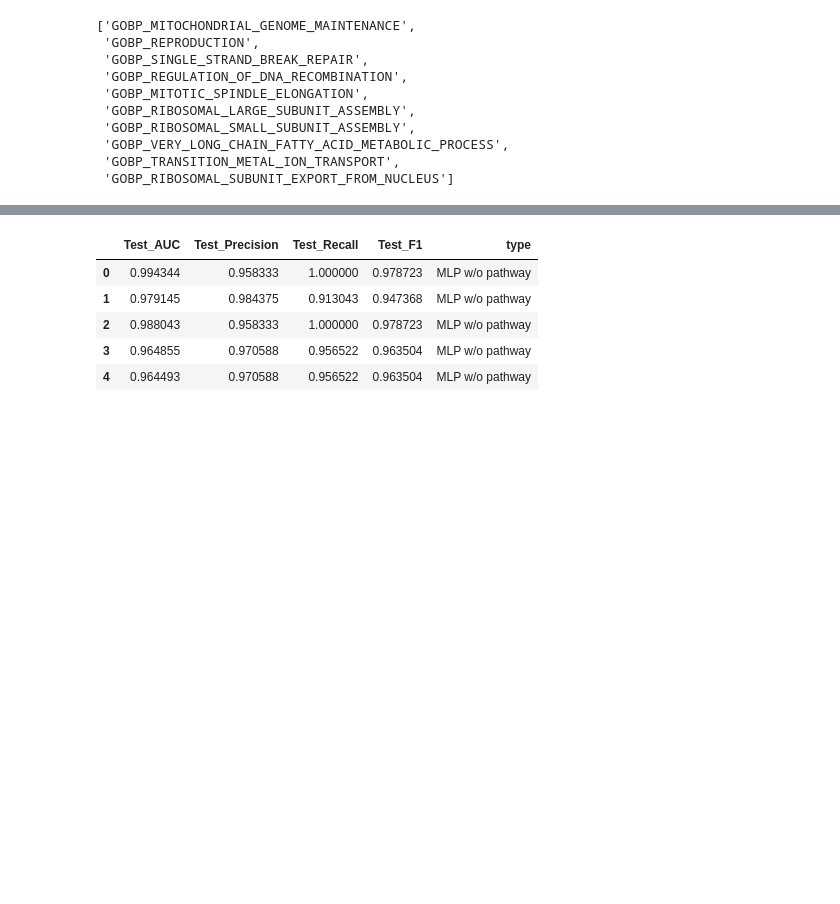
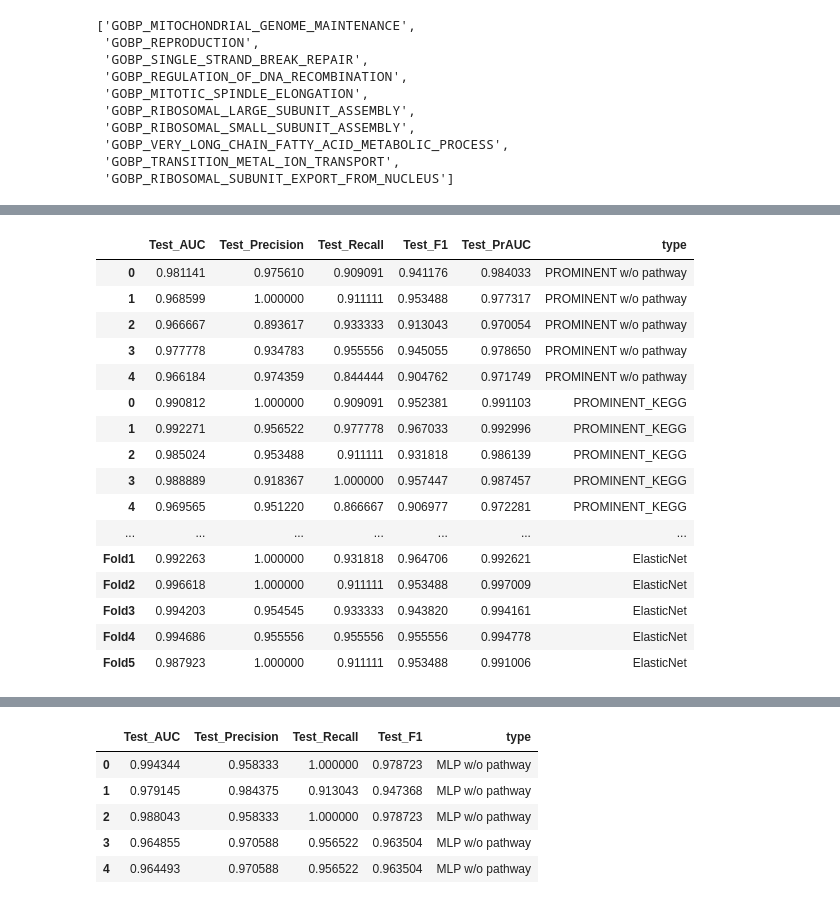
Before and after one commit to cloudmacchiato/dlmethylation, a Jupyter notebook: method/visualization.ipynb, the cells around one changed output, grey strips where cells are left out. Cells and saved outputs as stored; diff of their text form; code cells hidden in the pictures; blank space fills up the shorter version.

```diff
--- a/method/visualization.ipynb
+++ b/method/visualization.ipynb
@@ -157,0 +176,21 @@ result_ELnet['type'] = 'ELnet'
+# %%
+df = pd.concat([result.iloc[:,-6:],result0.iloc[:,-6:],result1.iloc[:,-6:],result2.iloc[:,-6:],result3.iloc[:,-6:]],axis=0)
+df
+# %% [output]
+|  | Test_AUC | Test_Precision | Test_Recall | Test_F1 | Test_PrAUC | type |
+| 0 | 0.981141 | 0.975610 | 0.909091 | 0.941176 | 0.984033 | PROMINENT w/o pathway |
+| 1 | 0.968599 | 1.000000 | 0.911111 | 0.953488 | 0.977317 | PROMINENT w/o pathway |
+| 2 | 0.966667 | 0.893617 | 0.933333 | 0.913043 | 0.970054 | PROMINENT w/o pathway |
+| 3 | 0.977778 | 0.934783 | 0.955556 | 0.945055 | 0.978650 | PROMINENT w/o pathway |
+| 4 | 0.966184 | 0.974359 | 0.844444 | 0.904762 | 0.971749 | PROMINENT w/o pathway |
+| 0 | 0.990812 | 1.000000 | 0.909091 | 0.952381 | 0.991103 | PROMINENT_KEGG |
+| 1 | 0.992271 | 0.956522 | 0.977778 | 0.967033 | 0.992996 | PROMINENT_KEGG |
+| 2 | 0.985024 | 0.953488 | 0.911111 | 0.931818 | 0.986139 | PROMINENT_KEGG |
+| 3 | 0.988889 | 0.918367 | 1.000000 | 0.957447 | 0.987457 | PROMINENT_KEGG |
+| 4 | 0.969565 | 0.951220 | 0.866667 | 0.906977 | 0.972281 | PROMINENT_KEGG |
+| ... | ... | ... | ... | ... | ... | ... |
+| Fold1 | 0.992263 | 1.000000 | 0.931818 | 0.964706 | 0.992621 | ElasticNet |
+| Fold2 | 0.996618 | 1.000000 | 0.911111 | 0.953488 | 0.997009 | ElasticNet |
+| Fold3 | 0.994203 | 0.954545 | 0.933333 | 0.943820 | 0.994161 | ElasticNet |
+| Fold4 | 0.994686 | 0.955556 | 0.955556 | 0.955556 | 0.994778 | ElasticNet |
+| Fold5 | 0.987923 | 1.000000 | 0.911111 | 0.953488 | 0.991006 | ElasticNet |
```
Also changed, not shown: parts of 7 cells of this notebook, 6 other files.
